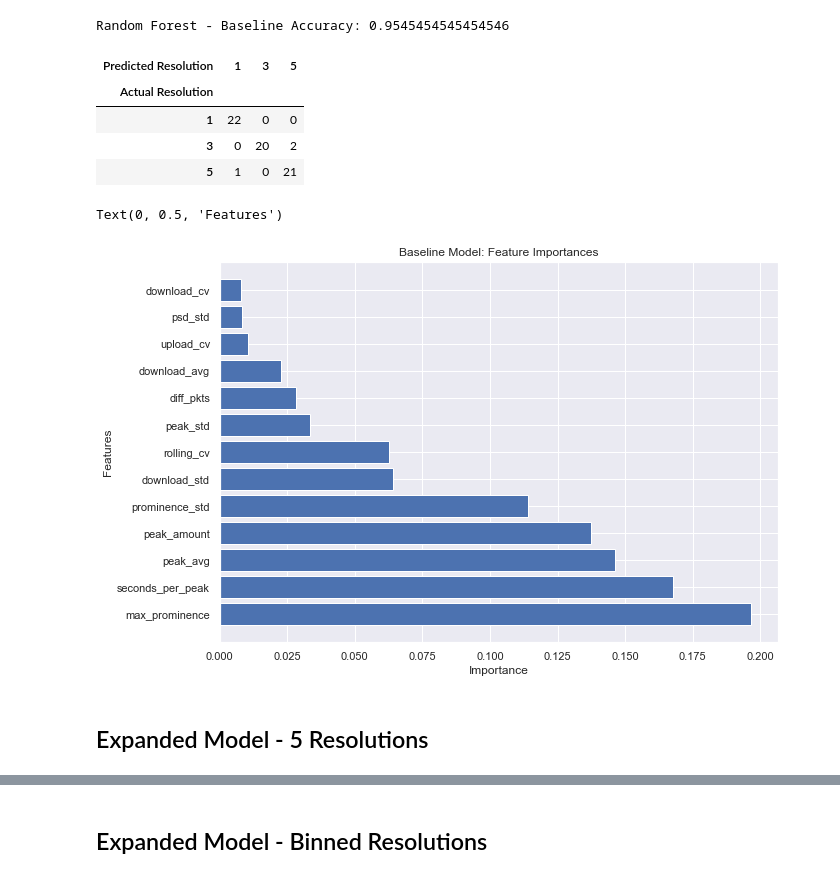
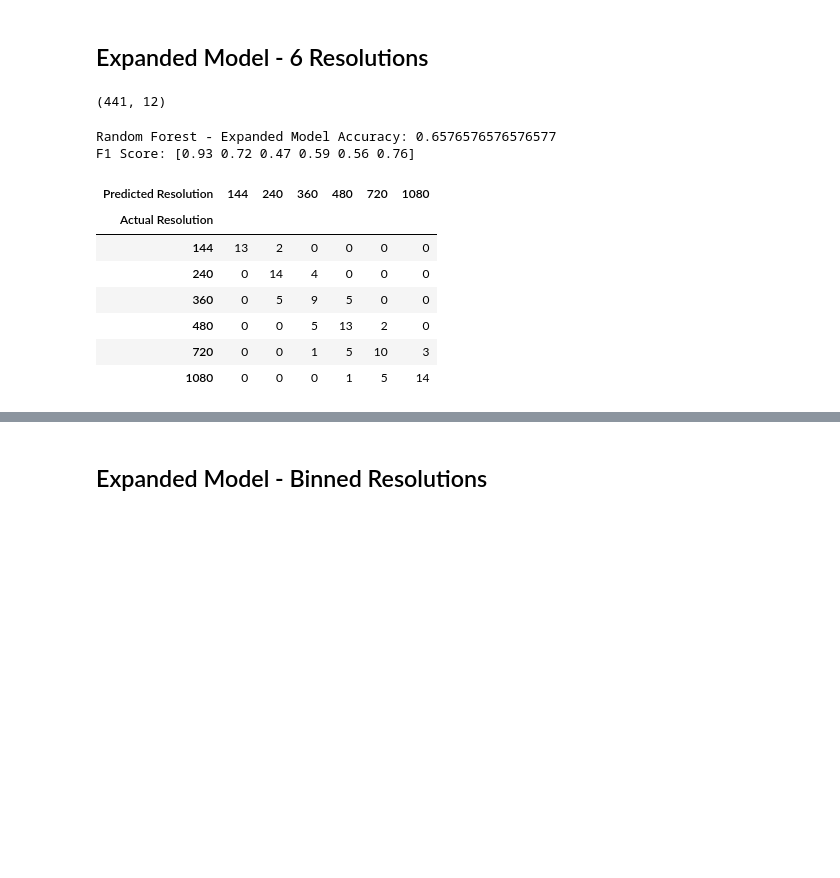
Before and after one commit to stephdoan/ResRecovery, a Jupyter notebook: notebooks/03_Random_Forest_Models.ipynb, the cells around one changed output, grey strips where cells are left out. Cells and saved outputs as stored; diff of their text form; code cells hidden in the pictures; blank space fills up the shorter version.

```diff
--- a/notebooks/03_Random_Forest_Models.ipynb
+++ b/notebooks/03_Random_Forest_Models.ipynb
@@ -36,8 +36,6 @@ features = [
   "psd_std",
   "prominence_std",
   "max_prominence",
-  "download_cv",
-  "upload_cv",
   "rolling_cv"
 ]
 
@@ -72,3 +80,21 @@ feat_df_1080['resolution'] = 5
+# %%
+feat_df_144 = pd.DataFrame(columns=features, data=feat_144)
+feat_df_144['resolution'] = 144
+
+feat_df_240 = pd.DataFrame(columns=features, data=feat_240)
+feat_df_240['resolution'] = 240
+
+feat_df_360 = pd.DataFrame(columns=features, data=feat_360)
+feat_df_360['resolution'] = 360
+
+feat_df_480 = pd.DataFrame(columns=features, data=feat_480)
+feat_df_480['resolution'] = 480
+
+feat_df_720 = pd.DataFrame(columns=features, data=feat_720)
+feat_df_720['resolution'] = 720
+
+feat_df_1080 = pd.DataFrame(columns=features, data=feat_1080)
+feat_df_1080['resolution'] = 1080
 # %% [markdown]
 ## Baseline Model - 3 Resolutions
 
@@ -86,31 +151,37 @@ training.shape
+# %% [markdown]
+## Expanded Model - 6 Resolutions
+# %%
+training = pd.concat((
+  feat_df_144,
+  feat_df_240,
+  feat_df_360,
+  feat_df_480,
+  feat_df_720,
+  feat_df_1080
+))
+
+training.shape
+# %% [output]
+(441, 12)
 # %%
 X, y = training.drop(columns=['resolution']), training['resolution']
-X_train, X_test, y_train, y_test = train_test_split(X, y, test_size = 0.3, random_state = 42,  stratify=training['resolution'])
+X_train, X_test, y_train, y_test = train_test_split(X, y, test_size = 0.25, random_state = 42,  stratify=training['resolution'])
 
-clf = RandomForestClassifier(n_estimators = 100, max_depth = 10, criterion = 'entropy', min_samples_split = 2, random_state = 42)
+clf = RandomForestClassifier(n_estimators = 10, max_depth = 10, criterion = 'entropy', min_samples_split = 2, random_state = 42)
 clf.fit(X_train, y_train)
 y_pred = clf.predict(X_test)
 
-print('Random Forest - Baseline Accuracy: ' + str(accuracy_score(y_test, y_pred)))
+print('Random Forest - Expanded Model Accuracy: ' + str(accuracy_score(y_test, y_pred)))
+print('F1 Score: ' + str(np.round(f1_score(y_test, y_pred, average=None), 2)))
 (pd.crosstab(y_test, y_pred, rownames=['Actual Resolution'], colnames=['Predicted Resolution']))
 # %% [output]
-Random Forest - Baseline Accuracy: 0.9545454545454546
+Random Forest - Expanded Model Accuracy: 0.6576576576576577
+F1 Score: [0.93 0.72 0.47 0.59 0.56 0.76]
-| Predicted Resolution | 1 | 3 | 5 |
-| Actual Resolution |  |  |  |
-| 1 | 22 | 0 | 0 |
-| 3 | 0 | 20 | 2 |
-| 5 | 1 | 0 | 21 |
+| Predicted Resolution | 144 | 240 | 360 | 480 | 720 | 1080 |
+| Actual Resolution |  |  |  |  |  |  |
+| 144 | 13 | 2 | 0 | 0 | 0 | 0 |
+| 240 | 0 | 14 | 4 | 0 | 0 | 0 |
+| 360 | 0 | 5 | 9 | 5 | 0 | 0 |
+| 480 | 0 | 0 | 5 | 13 | 2 | 0 |
+| 720 | 0 | 0 | 1 | 5 | 10 | 3 |
+| 1080 | 0 | 0 | 0 | 1 | 5 | 14 |
-# %%
-importances = clf.feature_importances_
-indices = np.argsort(importances)[::-1]
-
-sns.set(rc={'figure.figsize':(10,7)})
-plt.barh(np.array(features)[indices],importances[indices])
-plt.title('Baseline Model: Feature Importances')
-plt.xlabel('Importance')
-plt.ylabel('Features')
-# %% [output]
-Text(0, 0.5, 'Features')
-[figure, removed]
-# %% [markdown]
-## Expanded Model - 5 Resolutions
```
Also changed, not shown: parts of 18 cells of this notebook, 21 other files.
